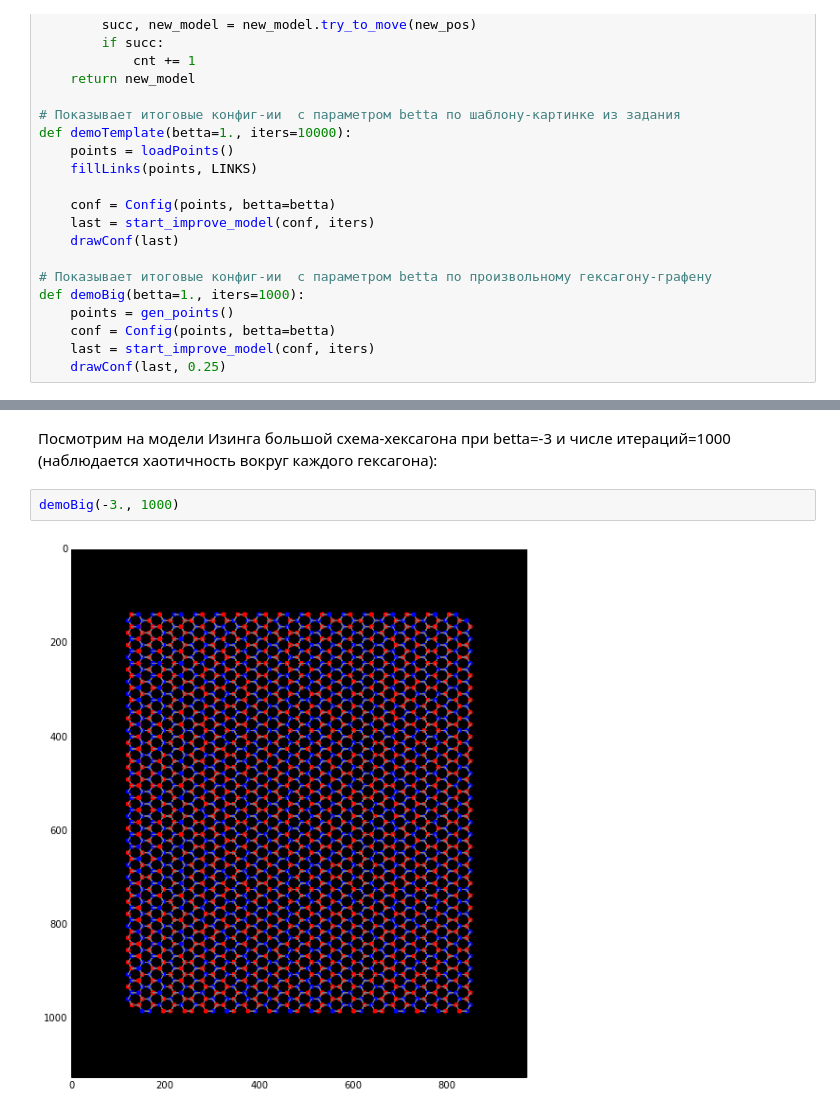
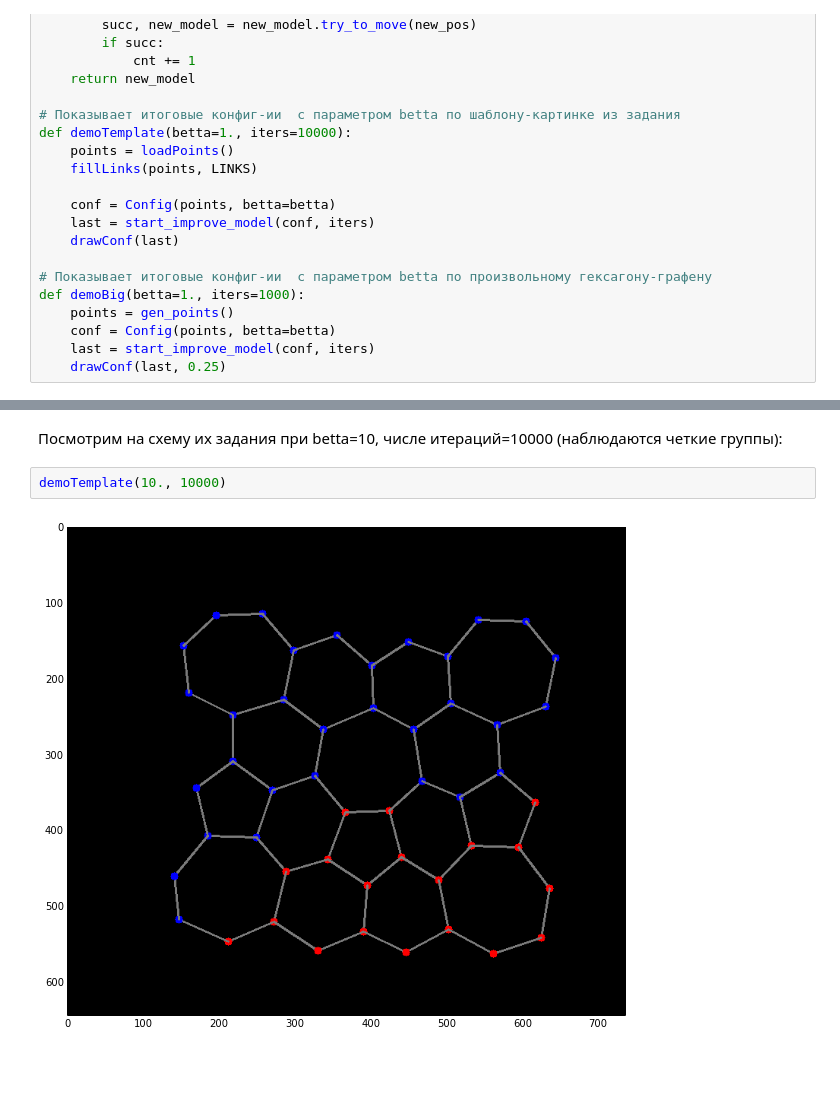
Before and after one commit to seovchinnikov/funny_stat, a Jupyter notebook: ising_model.ipynb, the cells around one changed output, grey strips where cells are left out. Saved outputs shown, nothing was run; the diff lists cells and outputs as text; blank space fills up the shorter version.

```diff
--- a/ising_model.ipynb
+++ b/ising_model.ipynb
@@ -354,6 +282,6 @@ demoBig(-1., 1000)
-# %% [markdown]
-Посмотрим на модели Изинга большой схема-хексагона при betta=-3 и числе итераций=1000 (наблюдается хаотичность вокруг каждого гексагона):
-# %%
-demoBig(-3., 1000)
-# %% [output]
-[figure, removed]
+# %% [markdown]
+Посмотрим на схему их задания при betta=10, числе итераций=10000 (наблюдаются четкие группы):
+# %%
+demoTemplate(10., 10000)
+# %% [output]
+[figure, added]
```
Also changed, not shown: parts of 48 cells of this notebook.
